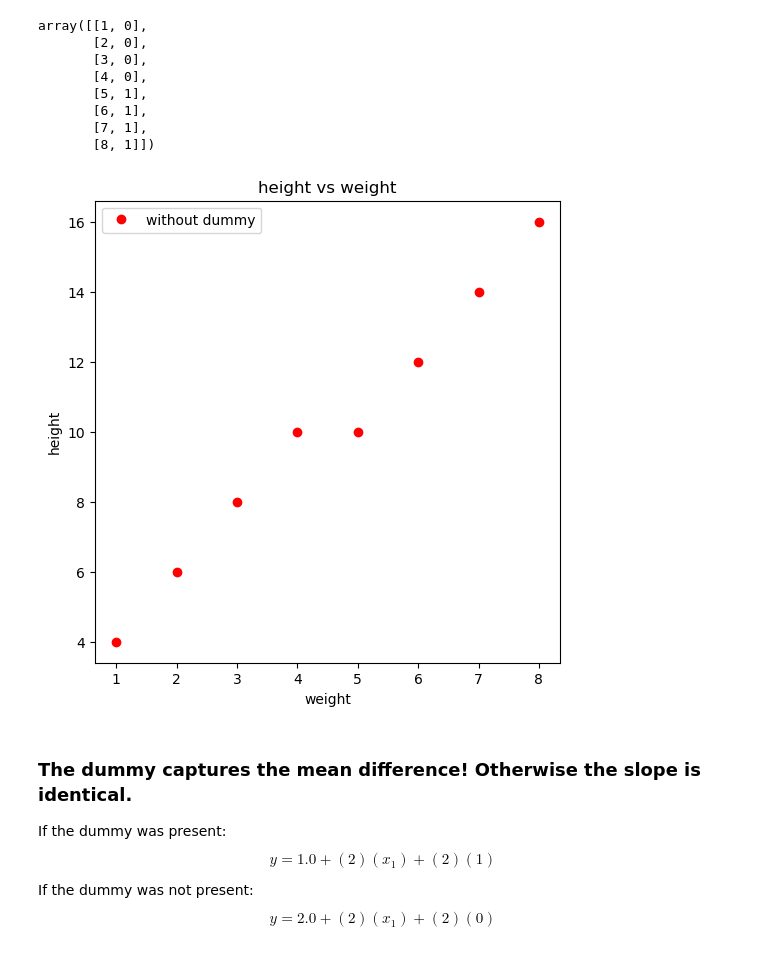
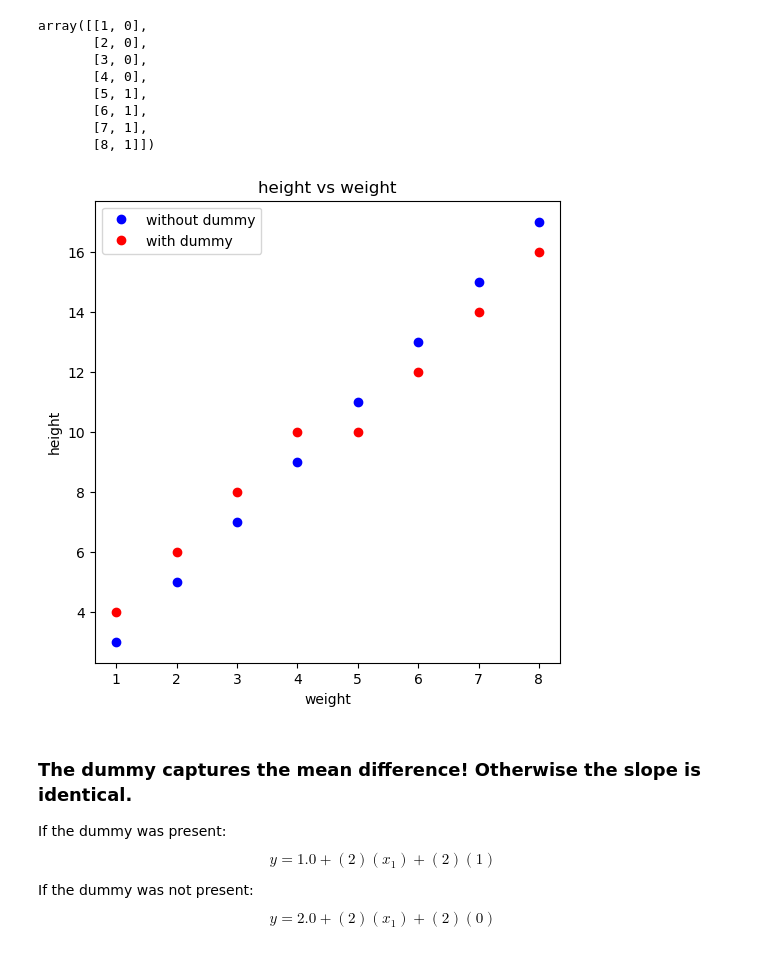
Before and after one commit to msaricaumbc/DS602_Spring2026, a Jupyter notebook: week04 - linear-regression/linear-regression-and-regularization.ipynb, the cells around one changed output. Saved outputs shown, nothing was run; the diff lists cells and outputs as text; code cells hidden in the pictures.

```diff
--- a/week04 - linear-regression/linear-regression-and-regularization.ipynb
+++ b/week04 - linear-regression/linear-regression-and-regularization.ipynb
@@ -759,19 +759,19 @@ array([[1, 0],
 # %%
 plt.figure(figsize=(6,6))
 plt.title('height vs weight')
 plt.ylabel('height')
 plt.xlabel('weight')
 
-# plt.plot(points, bothOLS.predict(points.reshape(-1,1)) ,'bo')
+plt.plot(points, bothOLS.predict(points.reshape(-1,1)) ,'bo')
 plt.plot(points, sepOLS.predict(with_dummy_X) , 'ro')
 
 
 plt.legend(['without dummy', 'with dummy'])
 
 
 plt.show()
 # %% [output]
-[figure, old version]
+[figure, new version]
 # %% [markdown]
 ### The dummy captures the mean difference! Otherwise the slope is identical.
 
```
Also changed, not shown: parts of 21 cells of this notebook.
